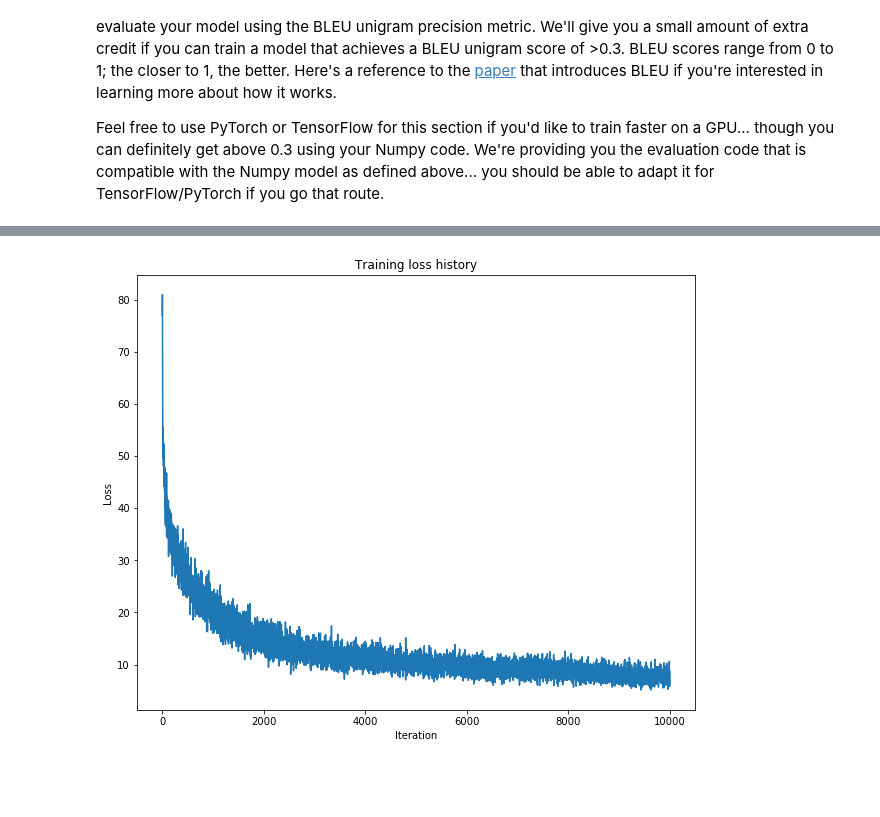
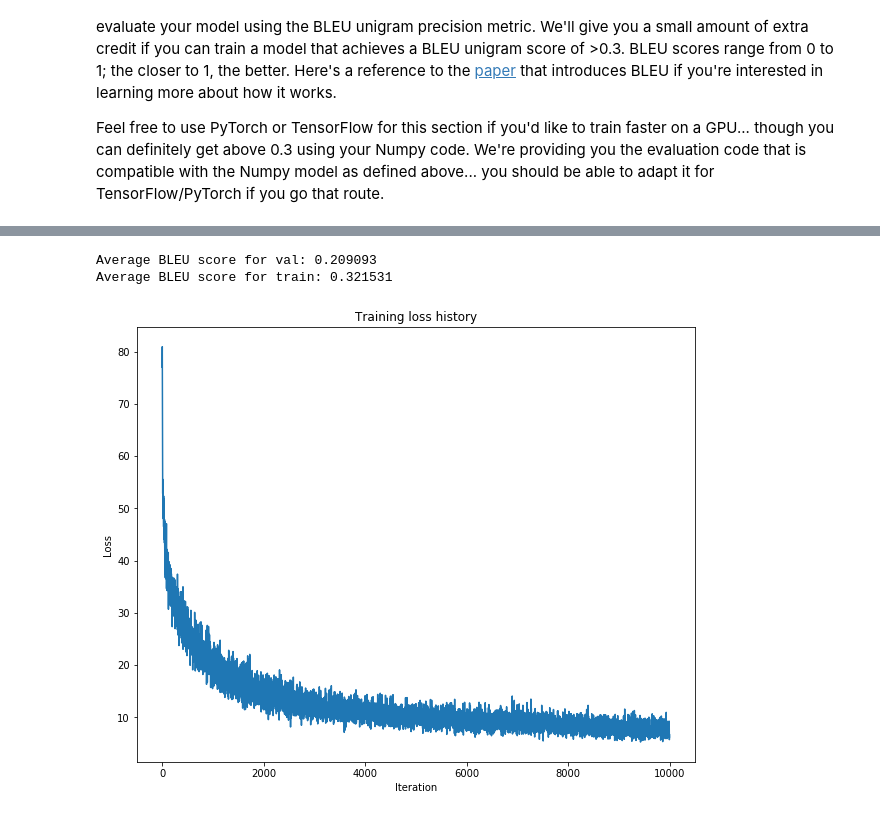
Before and after one commit to SarahQiong/CS231n_2017, a Jupyter notebook: assignment3/LSTM_Captioning.ipynb, the cells around one changed output, grey strips where cells are left out. Cells and saved outputs as stored; diff of their text form; code cells hidden in the pictures; blank space fills up the shorter version.

Commit message:
finish lstm

```diff
--- a/assignment3/LSTM_Captioning.ipynb
+++ b/assignment3/LSTM_Captioning.ipynb
@@ -439,11 +439,15 @@ good_lstm_solver.train()
 # %%
+import nltk
+evaluate_model(good_lstm_model)
 plt.plot(good_lstm_solver.loss_history)
 plt.xlabel('Iteration')
 plt.ylabel('Loss')
 plt.title('Training loss history')
 plt.show()
 # %% [output]
+Average BLEU score for val: 0.209093
+Average BLEU score for train: 0.321531
-[figure, old version]
+[figure, new version]
 # %%
 for split in ['train', 'val']:
     minibatch = sample_coco_minibatch(med_data, split=split, batch_size=2)
```
Also changed, not shown: parts of 9 cells of this notebook.
